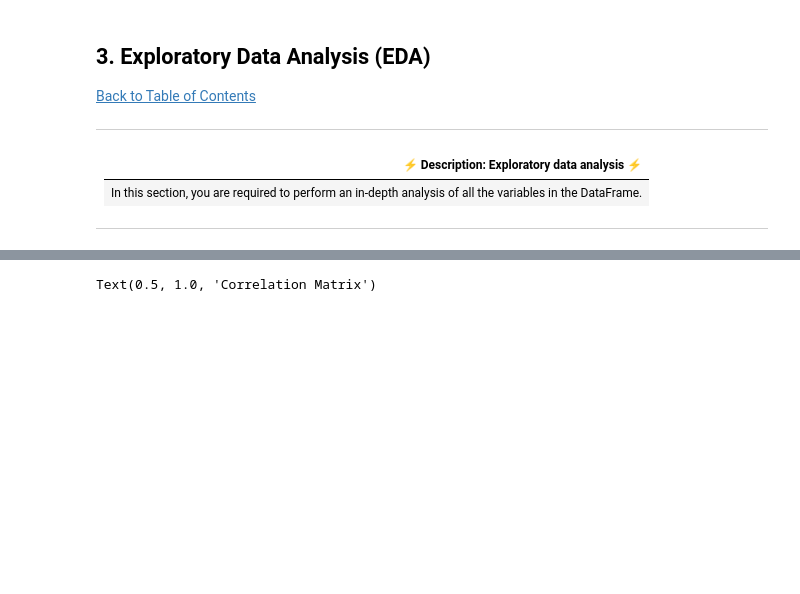
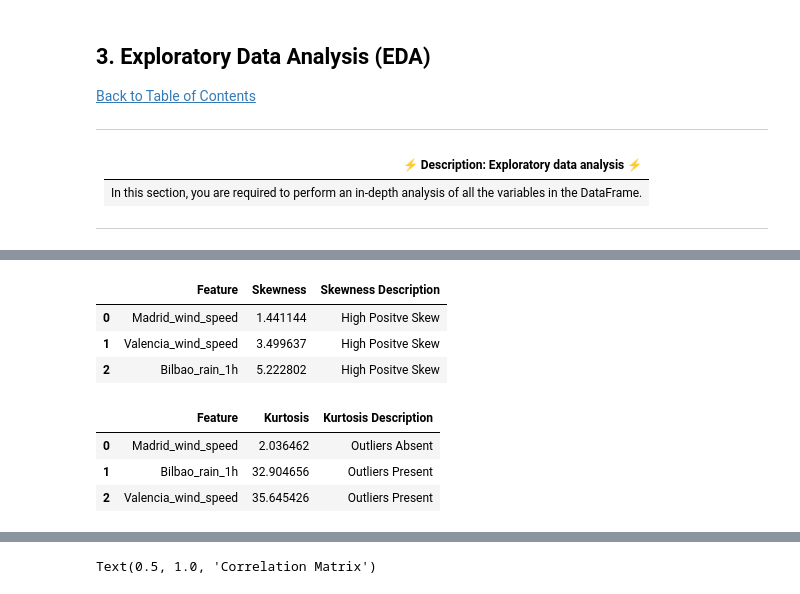
Before and after one commit to ObengKojo23/TEAM-NM1, a Jupyter notebook: starter-notebook.ipynb, the cells around one changed output, grey strips where cells are left out. Saved outputs shown, nothing was run; the diff lists cells and outputs as text; code cells hidden in the pictures; blank space fills up the shorter version.

```diff
--- a/starter-notebook.ipynb
+++ b/starter-notebook.ipynb
@@ -253,0 +206,26 @@ train_df.describe()
+# %%
+# Function to describe skewness of features
+def describe_skewness(x):
+    if (x > -0.5) and (x < 0.5):
+        skewness = 'Fairly Symmetrical'
+    elif (x > -1) and (x < -0.5):
+        skewness = 'Moderate Negative Skew'
+    elif (x > 0.5) and (x < 1):
+        skewness = 'Moderate Positive Skew'
+    elif x < -1:
+        skewness = 'High Negative Skew'
+    elif x > 1:
+        skewness = 'High Positve Skew'
+    return skewness
+# %%
+# Skewness of the numerical features
+data_skew = train_df.skew()
+skew_df = pd.DataFrame({'Feature': data_skew.index, 'Skewness': data_skew.values})
+skewdf_sorted = skew_df.sort_values('Skewness').reset_index().drop('index', axis=1)
+skewdf_sorted['Skewness Description'] = skewdf_sorted['Skewness'].apply(describe_skewness)
+skewdf_sorted
+# %% [output]
+|  | Feature | Skewness | Skewness Description |
+| 0 | Madrid_wind_speed | 1.441144 | High Positve Skew |
+| 1 | Valencia_wind_speed | 3.499637 | High Positve Skew |
+| 2 | Bilbao_rain_1h | 5.222802 | High Positve Skew |
@@ -254,3 +240,15 @@ train_df.describe()
+# %%
+# Kurtosis of the numerical features
+data_kurt = train_df.kurtosis()
+kurt_df = pd.DataFrame({'Feature': data_kurt.index, 'Kurtosis': data_kurt.values})
+kurtdf_sorted = kurt_df.sort_values('Kurtosis').reset_index().drop('index', axis=1)
+kurtdf_sorted['Kurtosis Description'] = kurtdf_sorted['Kurtosis'].apply(describe_kurtosis)
+kurtdf_sorted
+# %% [output]
+|  | Feature | Kurtosis | Kurtosis Description |
+| 0 | Madrid_wind_speed | 2.036462 | Outliers Absent |
+| 1 | Bilbao_rain_1h | 32.904656 | Outliers Present |
+| 2 | Valencia_wind_speed | 35.645426 | Outliers Present |
 # %%
 # plot relevant feature interactions
 # %%
```
Also changed, not shown: parts of 56 cells of this notebook.
